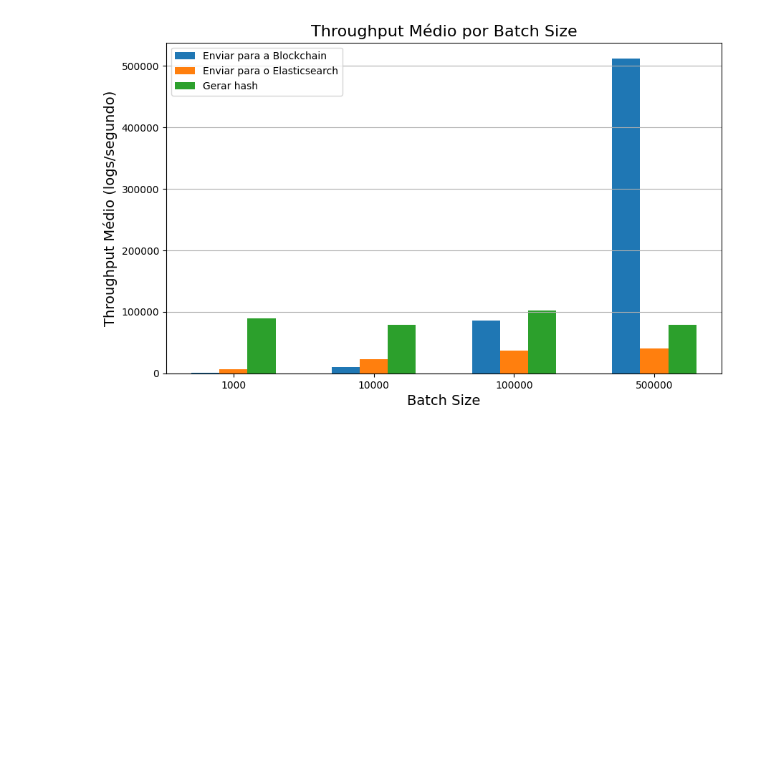
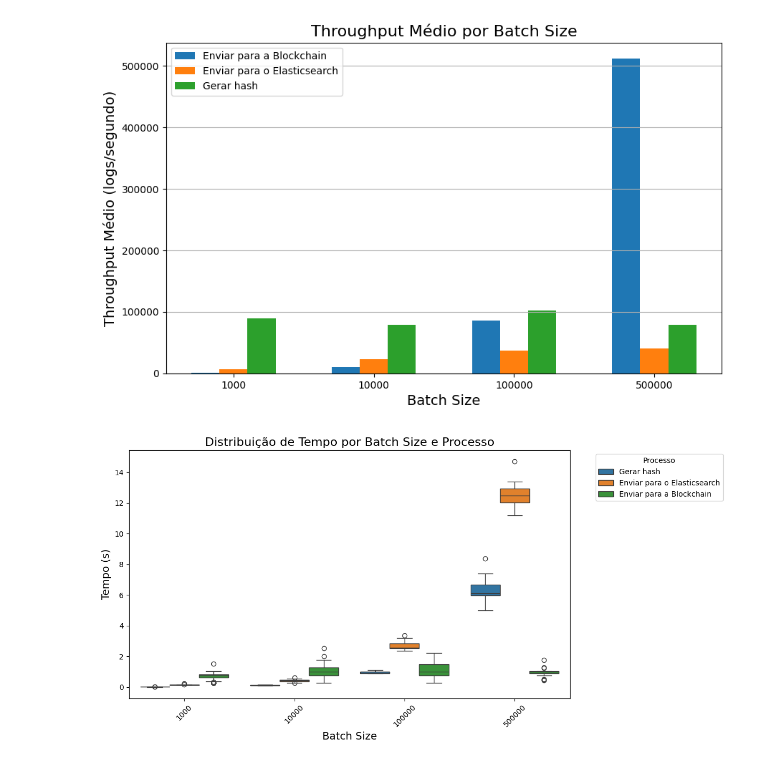
Before and after one commit to luizfelmach/auditalogs, a Jupyter notebook: audita-tests/latencia.ipynb, the cells around one changed output. Cells and saved outputs as stored; diff of their text form; code cells hidden in the pictures; blank space fills up the shorter version.

```diff
--- a/audita-tests/latencia.ipynb
+++ b/audita-tests/latencia.ipynb
@@ -107,3 +107,37 @@ def plot_throughput_bar_chart(df):
 plot_throughput_bar_chart(grouped_df)
 # %% [output]
 [figure]
+# %%
+import pandas as pd
+import matplotlib.pyplot as plt
+import seaborn as sns
+
+# Importando o CSV
+df = pd.read_csv("./latencia.csv")
+
+# Convertendo os tempos para segundos
+def convert_to_seconds(time_str):
+    if 'ms' in time_str:
+        return float(time_str.replace('ms', '')) / 1000
+    elif 's' in time_str:
+        return float(time_str.replace('s', ''))
+    else:
+        return float(time_str)
+
+# Aplicando a conversão de tempo
+df['Tempo'] = df['Tempo'].apply(convert_to_seconds)
+
+# Criando o box plot
+plt.figure(figsize=(12, 6))
+sns.boxplot(x='Batch Size', y='Tempo', hue='Processo', data=df)
+
+# Configurações do gráfico
+plt.title('Distribuição de Tempo por Batch Size e Processo', fontsize=16)
+plt.xlabel('Batch Size', fontsize=14)
+plt.ylabel('Tempo (s)', fontsize=14)
+plt.xticks(rotation=45)
+plt.legend(title='Processo', bbox_to_anchor=(1.05, 1), loc='upper left')
+plt.tight_layout()
+plt.show()
+# %% [output]
+[figure, added]
```
Also changed, not shown: parts of 8 cells of this notebook.
